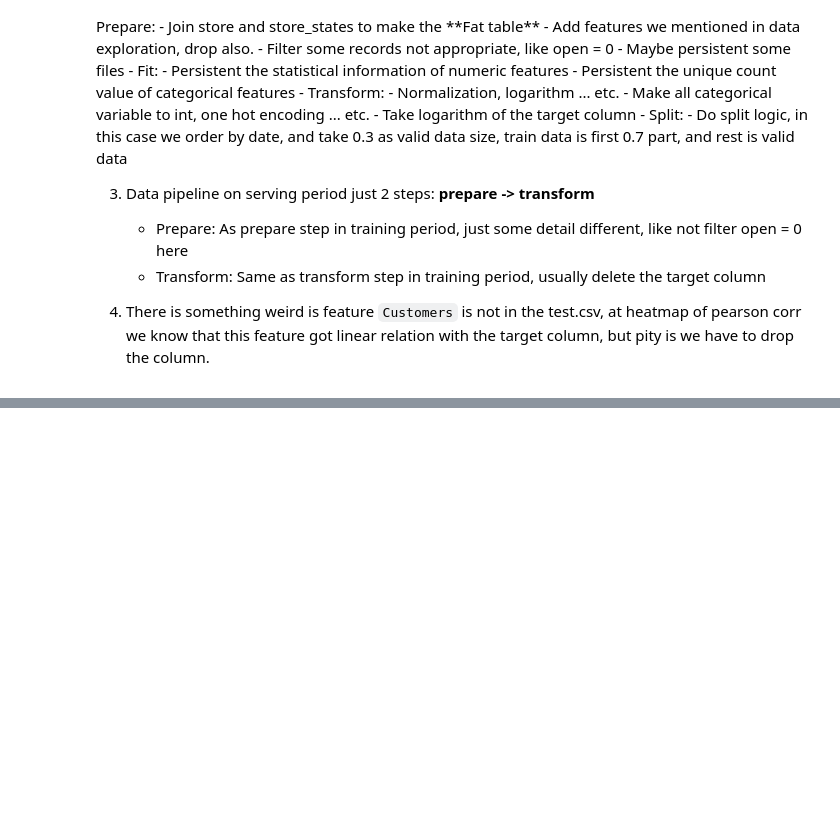
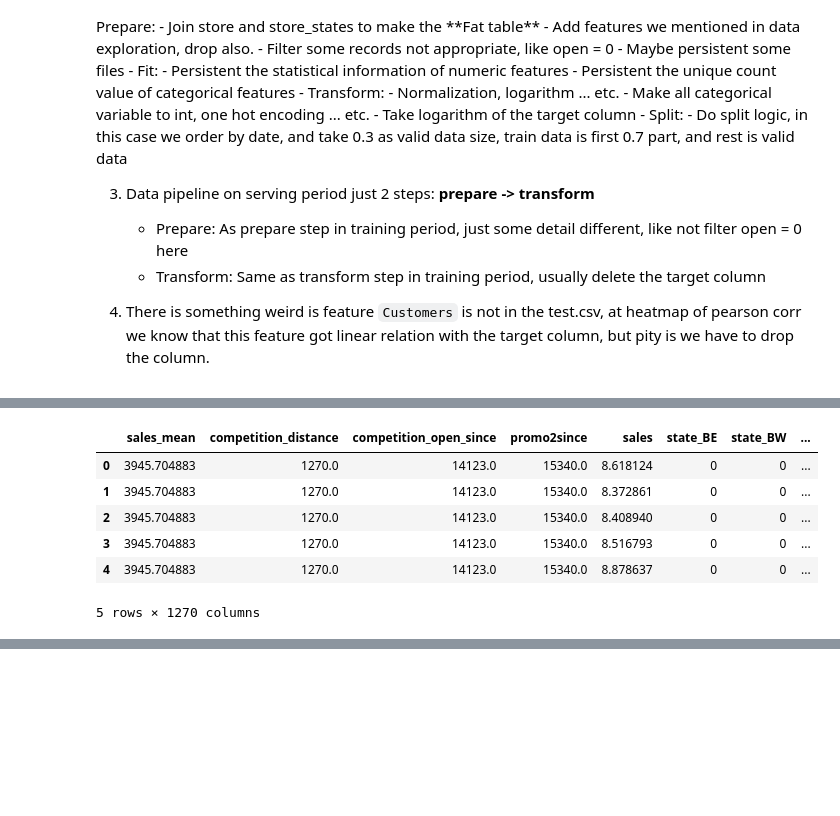
Before and after one commit to CloudMile/ml-specialized, a Jupyter notebook: rossmann/rossman.ipynb, the cells around one changed output, grey strips where cells are left out. Cells and saved outputs as stored; diff of their text form; code cells hidden in the pictures; blank space fills up the shorter version.

```diff
--- a/rossmann/rossman.ipynb
+++ b/rossmann/rossman.ipynb
@@ -61,11 +61,9 @@ init logger instance ...
 # %% [markdown]
 ## Preview
 # %%
-dtypes = dict(zip(metadata.RAW_HEADER, metadata.RAW_DTYPES))
-
-tr = pd.read_csv('./data/train.csv', dtype=dtypes)
-store = pd.read_csv('./data/store.csv', dtype=dtypes)
-store_states = pd.read_csv('./data/store_states.csv', dtype=dtypes)
+tr = pd.read_csv('./data/train.csv')
+store = pd.read_csv('./data/store.csv')
+store_states = pd.read_csv('./data/store_states.csv')
 # %%
 tr.head()
 # %% [output]
@@ -642,0 +680,14 @@ Wall time: 4min 36s
+# %%
+cut_pos = [0] + np.cumsum([len(tr), len(vl)]).tolist()
+
+data = pd.concat([tr, vl], 0, ignore_index=True)
+dummies = pd.get_dummies(data, columns=metadata.INPUT_CATEGORICAL_FEATURE_NAMES, )
+dummies.head()
+# %% [output]
+|  | sales_mean | competition_distance | competition_open_since | promo2since | sales | state_BE | state_BW | ... |
+| 0 | 3945.704883 | 1270.0 | 14123.0 | 15340.0 | 8.618124 | 0 | 0 | ... |
+| 1 | 3945.704883 | 1270.0 | 14123.0 | 15340.0 | 8.372861 | 0 | 0 | ... |
+| 2 | 3945.704883 | 1270.0 | 14123.0 | 15340.0 | 8.408940 | 0 | 0 | ... |
+| 3 | 3945.704883 | 1270.0 | 14123.0 | 15340.0 | 8.516793 | 0 | 0 | ... |
+| 4 | 3945.704883 | 1270.0 | 14123.0 | 15340.0 | 8.878637 | 0 | 0 | ... |
+5 rows × 1270 columns
```
Also changed, not shown: parts of 22 cells of this notebook, 12 other files.
